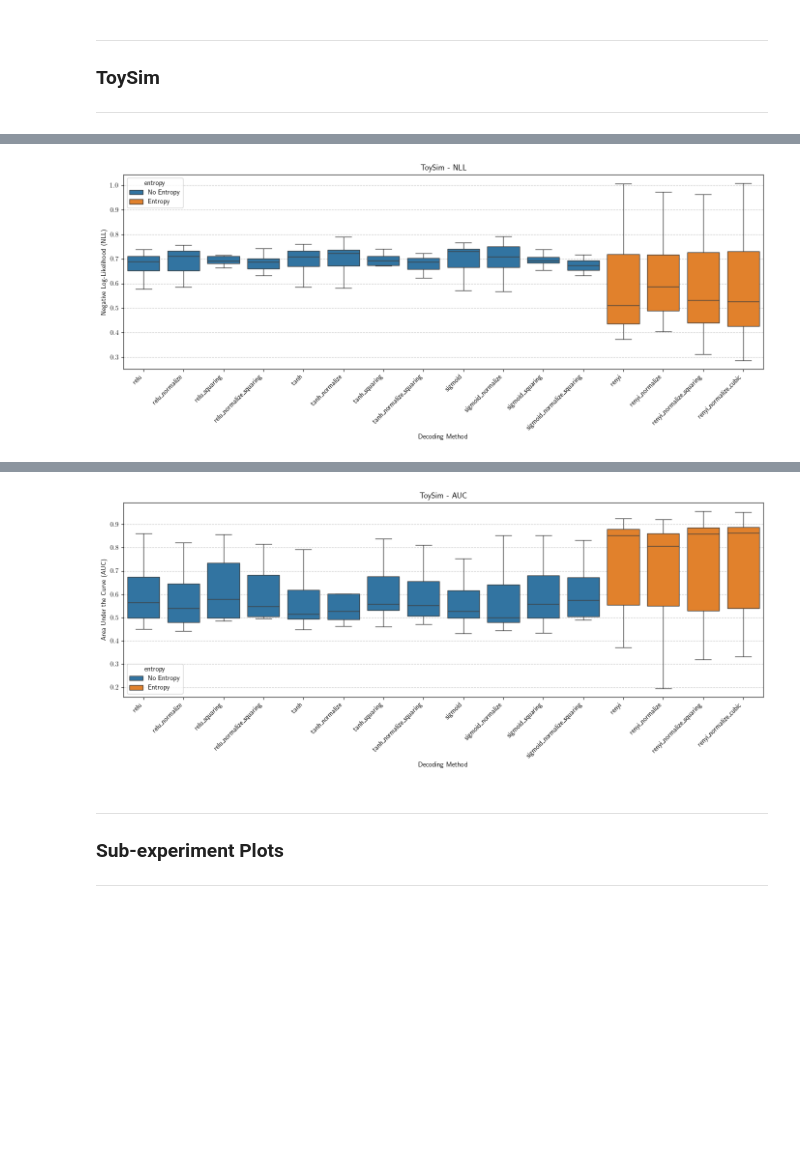
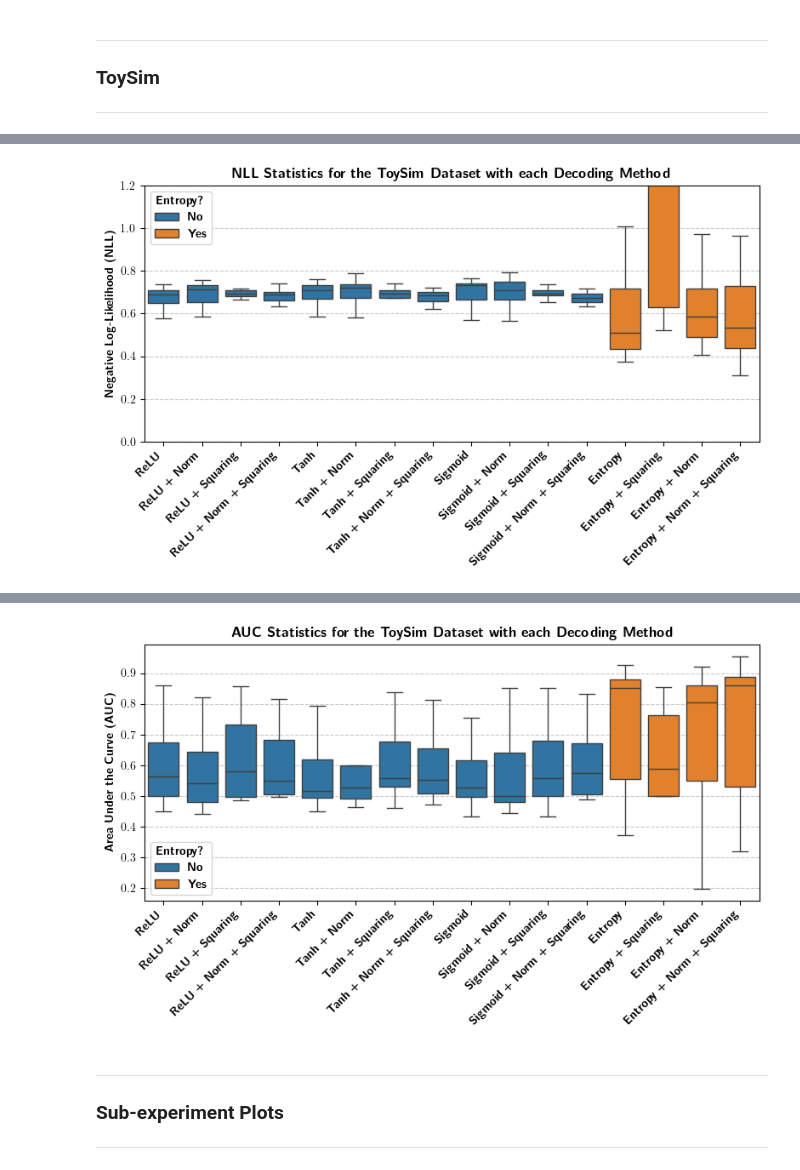
Before and after one commit to shaymeister/VSA-OGM, a Jupyter notebook: results/visualization/exp1.ipynb, the cells around one changed output, grey strips where cells are left out. Drawn from its saved outputs; the diff is of its cells as text; code cells hidden in the pictures; blank space fills up the shorter version.

Commit message:
adding most recent plot updates

```diff
--- a/results/visualization/exp1.ipynb
+++ b/results/visualization/exp1.ipynb
@@ -239,7 +402,7 @@ def print_statistics(df: pd.DataFrame, metric: str):
     # Print formatted table
     print(tabulate(summary_stats, headers='keys', tablefmt='pretty', floatfmt=".4f"))
 
-def plot_box_plots(df: pd.DataFrame, title: str, metric: str, y_label: str, legend_loc: str):
+def plot_box_plots(df: pd.DataFrame, title: str, metric: str, y_label: str, legend_loc: str, ymax = None):
     plt.figure(figsize=(8, 5))
     ax = sns.boxplot(x='decoding_method', y=metric, data=df, hue="entropy", showfliers=False)
     plt.xlabel("")
@@ -278,6 +441,29 @@ def plot_box_plots(df: pd.DataFrame, title: str, metric: str, y_label: str, lege
     new_labels_list = [new_labels.get(label, label) for label in labels]
     ax.legend(handles, new_labels_list, title=r"\textbf{Entropy?}", loc=legend_loc)
 
+    rename_dict = {
+    "relu": r"\textbf{ReLU}",
+    "relu_normalize": r"\textbf{ReLU + Norm}",
+    "relu_squaring": r"\textbf{ReLU + Squaring}",
+    "relu_normalize_squaring": r"\textbf{ReLU + Norm + Squaring}",
+    "tanh": r"\textbf{Tanh}",
+    "tanh_normalize": r"\textbf{Tanh + Norm}",
+    "tanh_squaring": r"\textbf{Tanh + Squaring}",
+    "tanh_normalize_squaring": r"\textbf{Tanh + Norm + Squaring}",
+    "sigmoid": r"\textbf{Sigmoid}",
+    "sigmoid_normalize": r"\textbf{Sigmoid + Norm}",
+    "sigmoid_squaring": r"\textbf{Sigmoid + Squaring}",
+    "sigmoid_normalize_squaring": r"\textbf{Sigmoid + Norm + Squaring}",
+    "renyi": r"\textbf{Entropy}",
+    "renyi_normalize": r"\textbf{Entropy + Norm}",
+    "renyi_squaring": r"\textbf{Entropy + Squaring}",
+    "renyi_normalize_squaring": r"\textbf{Entropy + Norm + Squaring}",
+    }
+    ax.set_xticklabels([rename_dict.get(label.get_text(), label.get_text()) for label in ax.get_xticklabels()])
+
+    if ymax is not None:
+        plt.ylim(0, ymax)
+
     plt.tight_layout()
     plt.savefig(f"{title}.svg")
     plt.show()
@@ -380,9 +640,22 @@ df_combineded = df_combineded[~(df_combineded["decoding_method"] == "renyi_cubic
 df_combineded = df_combineded[~(df_combineded["decoding_method"] == "renyi_normalize_cubic")]
 
 print_statistics(df_combineded, "test_nll")
-plot_box_plots(df_combineded, "ToySim - NLL", "test_nll", "Negative Log-Likelihood (NLL)")
+plot_box_plots(
+    df_combineded,
+    r"\textbf{NLL Statistics for the ToySim Dataset with each Decoding Method}",
+    "test_nll",
+    r"\textbf{Negative Log-Likelihood (NLL)}",
+    legend_loc="upper left",
+    ymax=1.2
+)
 print_statistics(df_combineded, "test_auc")
-plot_box_plots(df_combineded, "ToySim - AUC", "test_auc", "Area Under the Curve (AUC)")
+plot_box_plots(
+    df_combineded,
+    r"\textbf{AUC Statistics for the ToySim Dataset with each Decoding Method}",
+    "test_auc",
+    r"\textbf{Area Under the Curve (AUC)}",
+    legend_loc="lower left"
+)
 # %% [output]
 +----+----------------------------+--------------------+--------------------+--------------------+--------------------+--------------------+--------------------+----------------------+---------------- ...
 |    |      decoding_method       |        25%         |        50%         |        75%         |        min         |        max         |        mean        |         std          |         IQR     ...
@@ -398,13 +671,13 @@ plot_box_plots(df_combineded, "ToySim - AUC", "test_auc", "Area Under the Curve
 | 8  |          sigmoid           | 0.6664304857141177 | 0.7314123837563171 | 0.740679154225568  | 0.5710635159094057 | 0.7665946541578379 | 0.6951959494017853 | 0.07198989909388764  | 0.0742486685114 ...
 | 9  |     sigmoid_normalize      | 0.6661766158056515 | 0.7090231946044899 | 0.7495911347907303 | 0.5669736700989776 | 0.7918309734311131 | 0.6962175695125898 | 0.07538103446644476  | 0.0834145189850 ...
 | 10 | sigmoid_normalize_squaring | 0.6539699714922133 | 0.6742767912247425 | 0.6942442378523286 | 0.6322652897031474 | 0.7163034371132175 | 0.6738893567681415 | 0.02870664983536812  | 0.0402742663601 ...
 | 11 |      sigmoid_squaring      | 0.6840185984347958 | 0.6928041274544086 | 0.7081927837310937 | 0.6549362900106813 | 0.8548018433589825 | 0.706698816257993  | 0.05140685405623607  | 0.0241741852962 ...
 | 12 |            tanh            | 0.6696138409629685 | 0.7083355299301499 | 0.732973852508995  | 0.5854242448334253 | 0.7607248703319627 | 0.6923310249564524 | 0.058249759711294334 | 0.0633600115460 ...
 | 13 |       tanh_normalize       | 0.6727869835583211 | 0.7224091926973109 | 0.7358789539089565 | 0.5705955605624897 | 0.789017217836188  | 0.6951712177721096 | 0.07303638270935307  |  0.063091970350 ...
 | 14 |  tanh_normalize_squaring   | 0.6571703515664182 | 0.687096866448649  | 0.7025234753221177 | 0.6218992088721396 | 0.7232192835022899 | 0.6781059868295004 | 0.03625222769196651  | 0.0453531237556 ...
 | 15 |       tanh_squaring        | 0.6740880330632493 | 0.6934503454389337 | 0.7109776053213525 | 0.671765599663397  | 0.7415466849584815 | 0.6975777840704888 | 0.024715582826254065 | 0.0368895722581 ...
 +----+----------------------------+--------------------+--------------------+--------------------+--------------------+--------------------+--------------------+----------------------+---------------- ...
-[figure, old version]
+[figure, new version]
 +----+----------------------------+---------------------+--------------------+--------------------+--------------------+--------------------+--------------------+---------------------+---------------- ...
 |    |      decoding_method       |         25%         |        50%         |        75%         |        min         |        max         |        mean        |         std         |         IQR     ...
 +----+----------------------------+---------------------+--------------------+--------------------+--------------------+--------------------+--------------------+---------------------+---------------- ...
@@ -425,7 +698,7 @@ plot_box_plots(df_combineded, "ToySim - AUC", "test_auc", "Area Under the Curve
 | 14 |  tanh_normalize_squaring   | 0.5070965608465609  | 0.5524431216931216 | 0.655547619047619  | 0.4714047619047619 | 0.8120396825396825 | 0.5983364197530865 | 0.12636574898792102 | 0.1484510582010 ...
 | 15 |       tanh_squaring        | 0.5311560846560845  | 0.5585661375661376 | 0.6757612433862433 | 0.4600873015873016 | 0.8388280423280424 | 0.6132824074074074 | 0.12591483768004122 | 0.1446051587301 ...
 +----+----------------------------+---------------------+--------------------+--------------------+--------------------+--------------------+--------------------+---------------------+---------------- ...
-[figure, old version]
+[figure, new version]
 # %% [markdown]
 ---
 ### Sub-experiment Plots
```
Also changed, not shown: parts of 9 cells of this notebook.
